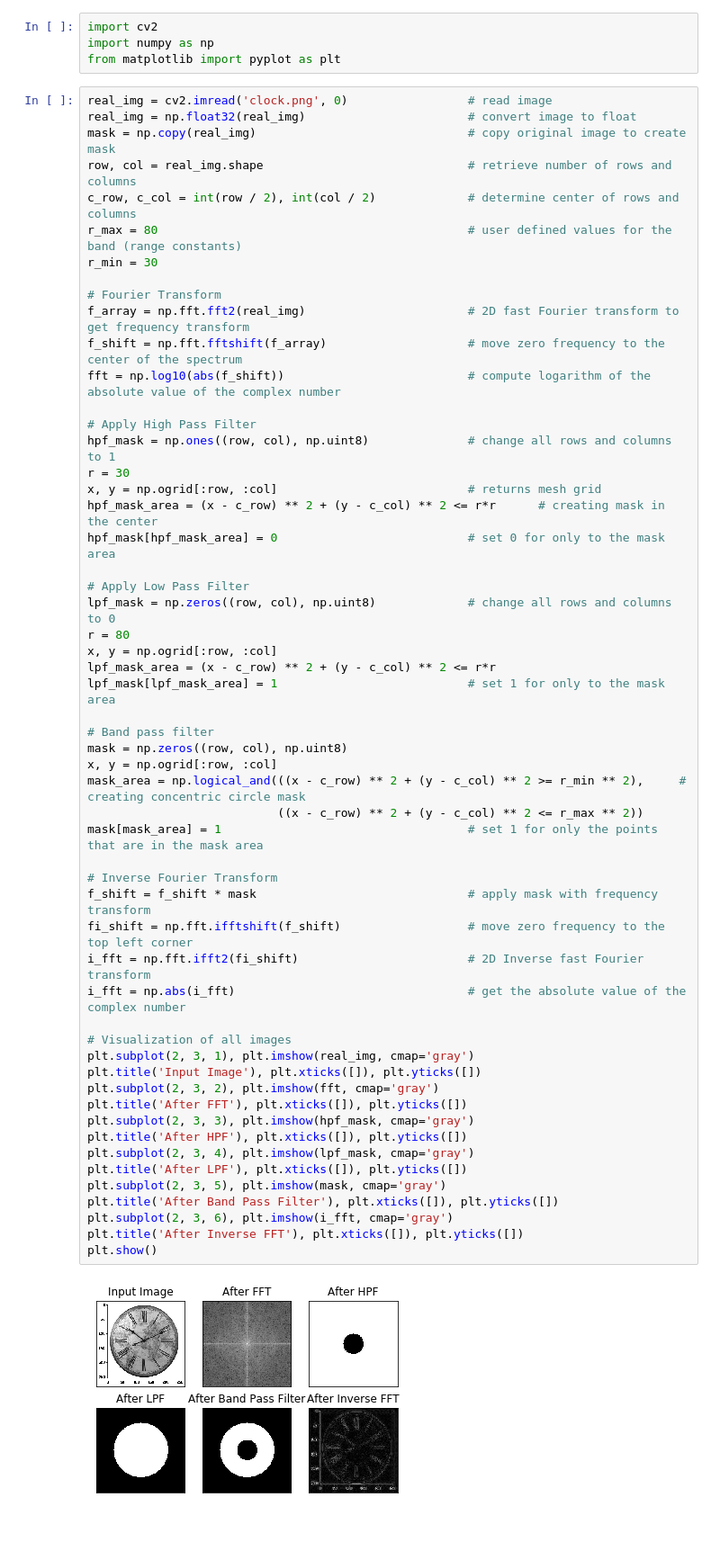
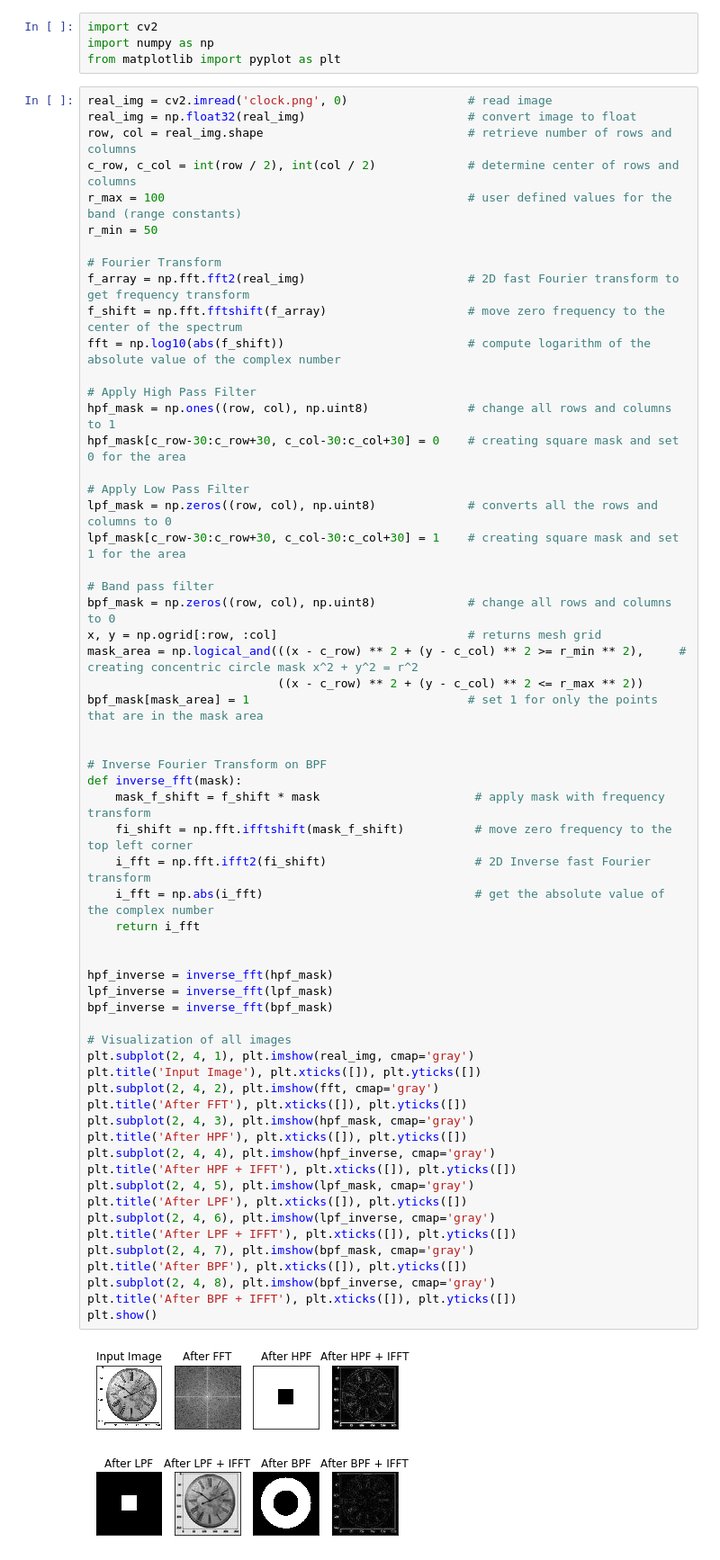
Before and after one commit to TasneemRashid/Image-processing-winter2018-19, a Jupyter notebook: Project_1/Task_1_3.ipynb, the cells around one changed output. Shown: that part at 90% size. Drawn from its saved outputs; the diff is of its cells as text; blank space fills up the shorter version.

```diff
--- a/Project_1/Task_1_3.ipynb
+++ b/Project_1/Task_1_3.ipynb
@@ -5,57 +5,62 @@ from matplotlib import pyplot as plt
 # %%
 real_img = cv2.imread('clock.png', 0)                 # read image
 real_img = np.float32(real_img)                       # convert image to float
-mask = np.copy(real_img)                              # copy original image to create mask
 row, col = real_img.shape                             # retrieve number of rows and columns
 c_row, c_col = int(row / 2), int(col / 2)             # determine center of rows and columns
-r_max = 80                                            # user defined values for the band (range constants)
-r_min = 30
+r_max = 100                                           # user defined values for the band (range constants)
+r_min = 50
 
 # Fourier Transform
 f_array = np.fft.fft2(real_img)                       # 2D fast Fourier transform to get frequency transform
 f_shift = np.fft.fftshift(f_array)                    # move zero frequency to the center of the spectrum
 fft = np.log10(abs(f_shift))                          # compute logarithm of the absolute value of the complex number
 
 # Apply High Pass Filter
 hpf_mask = np.ones((row, col), np.uint8)              # change all rows and columns to 1
-r = 30
-x, y = np.ogrid[:row, :col]                           # returns mesh grid
-hpf_mask_area = (x - c_row) ** 2 + (y - c_col) ** 2 <= r*r      # creating mask in the center
-hpf_mask[hpf_mask_area] = 0                           # set 0 for only to the mask area
+hpf_mask[c_row-30:c_row+30, c_col-30:c_col+30] = 0    # creating square mask and set 0 for the area
 
 # Apply Low Pass Filter
-lpf_mask = np.zeros((row, col), np.uint8)             # change all rows and columns to 0
-r = 80
-x, y = np.ogrid[:row, :col]
-lpf_mask_area = (x - c_row) ** 2 + (y - c_col) ** 2 <= r*r
-lpf_mask[lpf_mask_area] = 1                           # set 1 for only to the mask area
+lpf_mask = np.zeros((row, col), np.uint8)             # converts all the rows and columns to 0
+lpf_mask[c_row-30:c_row+30, c_col-30:c_col+30] = 1    # creating square mask and set 1 for the area
 
 # Band pass filter
-mask = np.zeros((row, col), np.uint8)
-x, y = np.ogrid[:row, :col]
-mask_area = np.logical_and(((x - c_row) ** 2 + (y - c_col) ** 2 >= r_min ** 2),     # creating concentric circle mask
+bpf_mask = np.zeros((row, col), np.uint8)             # change all rows and columns to 0
+x, y = np.ogrid[:row, :col]                           # returns mesh grid
+mask_area = np.logical_and(((x - c_row) ** 2 + (y - c_col) ** 2 >= r_min ** 2),     # creating concentric circle mask x^2 + y^2 = r^2
                            ((x - c_row) ** 2 + (y - c_col) ** 2 <= r_max ** 2))
-mask[mask_area] = 1                                   # set 1 for only the points that are in the mask area
+bpf_mask[mask_area] = 1                               # set 1 for only the points that are in the mask area
 
-# Inverse Fourier Transform
-f_shift = f_shift * mask                              # apply mask with frequency transform
-fi_shift = np.fft.ifftshift(f_shift)                  # move zero frequency to the top left corner
-i_fft = np.fft.ifft2(fi_shift)                        # 2D Inverse fast Fourier transform
-i_fft = np.abs(i_fft)                                 # get the absolute value of the complex number
+
+# Inverse Fourier Transform on BPF
+def inverse_fft(mask):
+    mask_f_shift = f_shift * mask                      # apply mask with frequency transform
+    fi_shift = np.fft.ifftshift(mask_f_shift)          # move zero frequency to the top left corner
+    i_fft = np.fft.ifft2(fi_shift)                     # 2D Inverse fast Fourier transform
+    i_fft = np.abs(i_fft)                              # get the absolute value of the complex number
+    return i_fft
+
+
+hpf_inverse = inverse_fft(hpf_mask)
+lpf_inverse = inverse_fft(lpf_mask)
+bpf_inverse = inverse_fft(bpf_mask)
 
 # Visualization of all images
-plt.subplot(2, 3, 1), plt.imshow(real_img, cmap='gray')
+plt.subplot(2, 4, 1), plt.imshow(real_img, cmap='gray')
 plt.title('Input Image'), plt.xticks([]), plt.yticks([])
-plt.subplot(2, 3, 2), plt.imshow(fft, cmap='gray')
+plt.subplot(2, 4, 2), plt.imshow(fft, cmap='gray')
 plt.title('After FFT'), plt.xticks([]), plt.yticks([])
-plt.subplot(2, 3, 3), plt.imshow(hpf_mask, cmap='gray')
+plt.subplot(2, 4, 3), plt.imshow(hpf_mask, cmap='gray')
 plt.title('After HPF'), plt.xticks([]), plt.yticks([])
-plt.subplot(2, 3, 4), plt.imshow(lpf_mask, cmap='gray')
+plt.subplot(2, 4, 4), plt.imshow(hpf_inverse, cmap='gray')
+plt.title('After HPF + IFFT'), plt.xticks([]), plt.yticks([])
+plt.subplot(2, 4, 5), plt.imshow(lpf_mask, cmap='gray')
 plt.title('After LPF'), plt.xticks([]), plt.yticks([])
-plt.subplot(2, 3, 5), plt.imshow(mask, cmap='gray')
-plt.title('After Band Pass Filter'), plt.xticks([]), plt.yticks([])
-plt.subplot(2, 3, 6), plt.imshow(i_fft, cmap='gray')
-plt.title('After Inverse FFT'), plt.xticks([]), plt.yticks([])
+plt.subplot(2, 4, 6), plt.imshow(lpf_inverse, cmap='gray')
+plt.title('After LPF + IFFT'), plt.xticks([]), plt.yticks([])
+plt.subplot(2, 4, 7), plt.imshow(bpf_mask, cmap='gray')
+plt.title('After BPF'), plt.xticks([]), plt.yticks([])
+plt.subplot(2, 4, 8), plt.imshow(bpf_inverse, cmap='gray')
+plt.title('After BPF + IFFT'), plt.xticks([]), plt.yticks([])
 plt.show()
 # %% [output]
-[figure, old version]
+[figure, new version]
```
